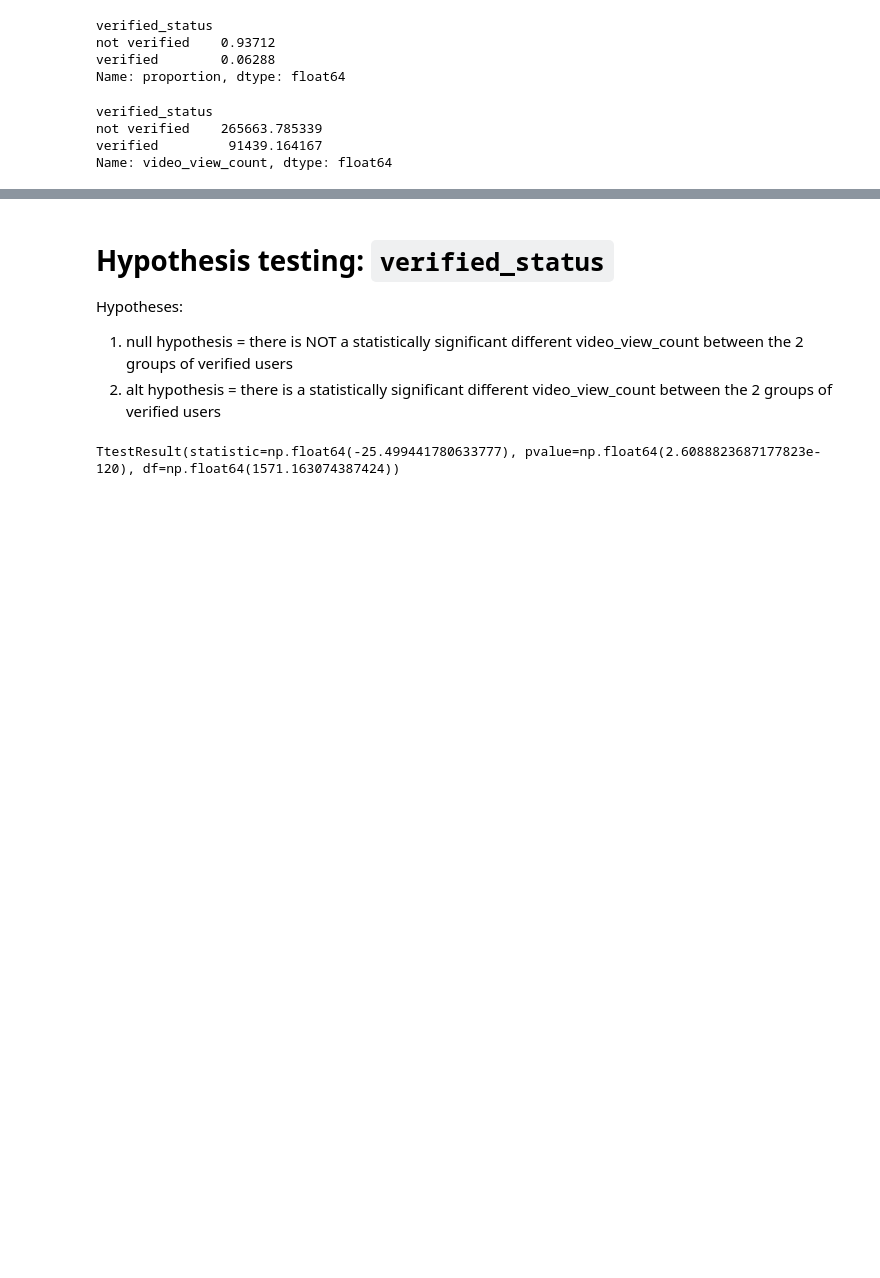
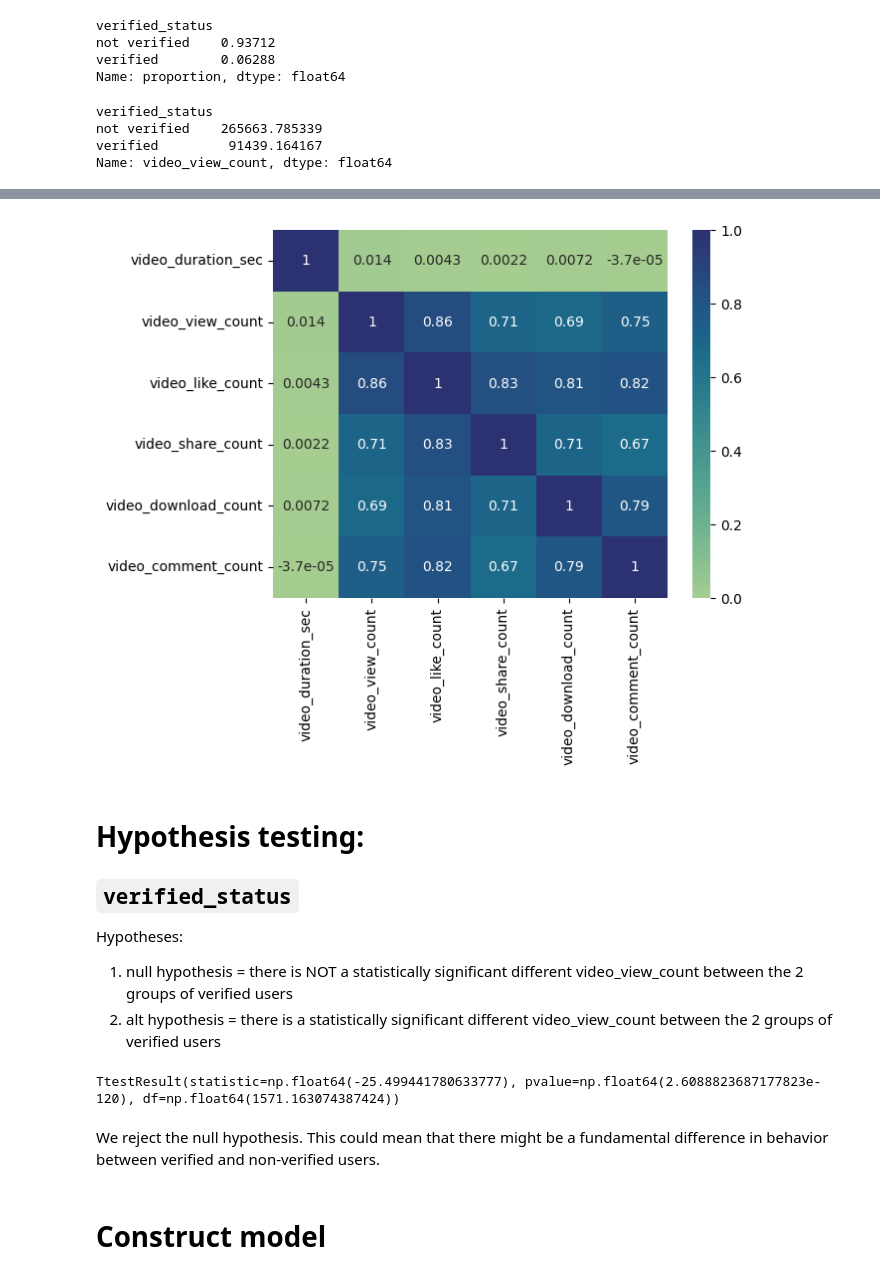
Before and after one commit to ideaguy3d/data-analytics, a Jupyter notebook: tiktok/opinion-or-claim-classification.ipynb, the cells around one changed output, grey strips where cells are left out. Drawn from its saved outputs; the diff is of its cells as text; code cells hidden in the pictures; blank space fills up the shorter version.

```diff
--- a/tiktok/opinion-or-claim-classification.ipynb
+++ b/tiktok/opinion-or-claim-classification.ipynb
@@ -111,0 +179,11 @@ Name: video_view_count, dtype: float64
+# %%
+q25 = tiktok_df['video_like_count'].quantile(.25)
+q75 = tiktok_df['video_like_count'].quantile(.75)
+
+iqr = q75 - q25
+
+upper_limit = q75 + 1.5 * iqr
+
+tiktok_df.loc[tiktok_df['video_like_count'] > upper_limit, 'video_like_count'] = upper_limit
+
+q25, q75, iqr, upper_limit
@@ -111,0 +212,3 @@ Name: video_view_count, dtype: float64
+# %%
+majority = tiktok_df[tiktok_df['verified_status'] == 'not verified']
+majority.shape
@@ -111,0 +217,4 @@ Name: video_view_count, dtype: float64
+# %%
+
+minority = tiktok_df[tiktok_df['verified_status'] == 'verified']
+minority.shape
@@ -111,0 +223,7 @@ Name: video_view_count, dtype: float64
+# %%
+
+upsample = resample(minority, replace=True, n_samples=len(majority), random_state=42)
+
+upsampled_df = pd.concat([majority, upsample]).reset_index(drop=True)
+
+upsampled_df['verified_status'].value_counts()
@@ -112,5 +249,25 @@ Name: video_view_count, dtype: float64
+# %%
+sns.heatmap(
+    upsampled_df[[
+        "video_duration_sec",
+        #"claim_status",
+        #"author_ban_status",
+        "video_view_count",
+        "video_like_count",
+        "video_share_count",
+        "video_download_count",
+        "video_comment_count"]].corr(),
+    annot=True,
+    cmap='crest'
+)
+
+plt.show()
+# %% [output]
+[figure, added]
 # %% [markdown]
-# Hypothesis testing: `verified_status`
+# Hypothesis testing:
+
+## `verified_status`
 
 Hypotheses:
 1. null hypothesis = there is NOT a statistically significant different video_view_count between the 2 groups of verified users
@@ -122,3 +279,7 @@ verified = tiktok_df[tiktok_df['verified_status'] == 'verified']['video_view_cou
 stats.ttest_ind(a=verified, b=not_verified, equal_var=False)
 # %% [output]
 TtestResult(statistic=np.float64(-25.499441780633777), pvalue=np.float64(2.6088823687177823e-120), df=np.float64(1571.163074387424))
+# %% [markdown]
+We reject the null hypothesis. This could mean that there might be a fundamental difference in behavior between verified and non-verified users.
+# %% [markdown]
+# Construct model
```
Also changed, not shown: parts of 37 cells of this notebook.
